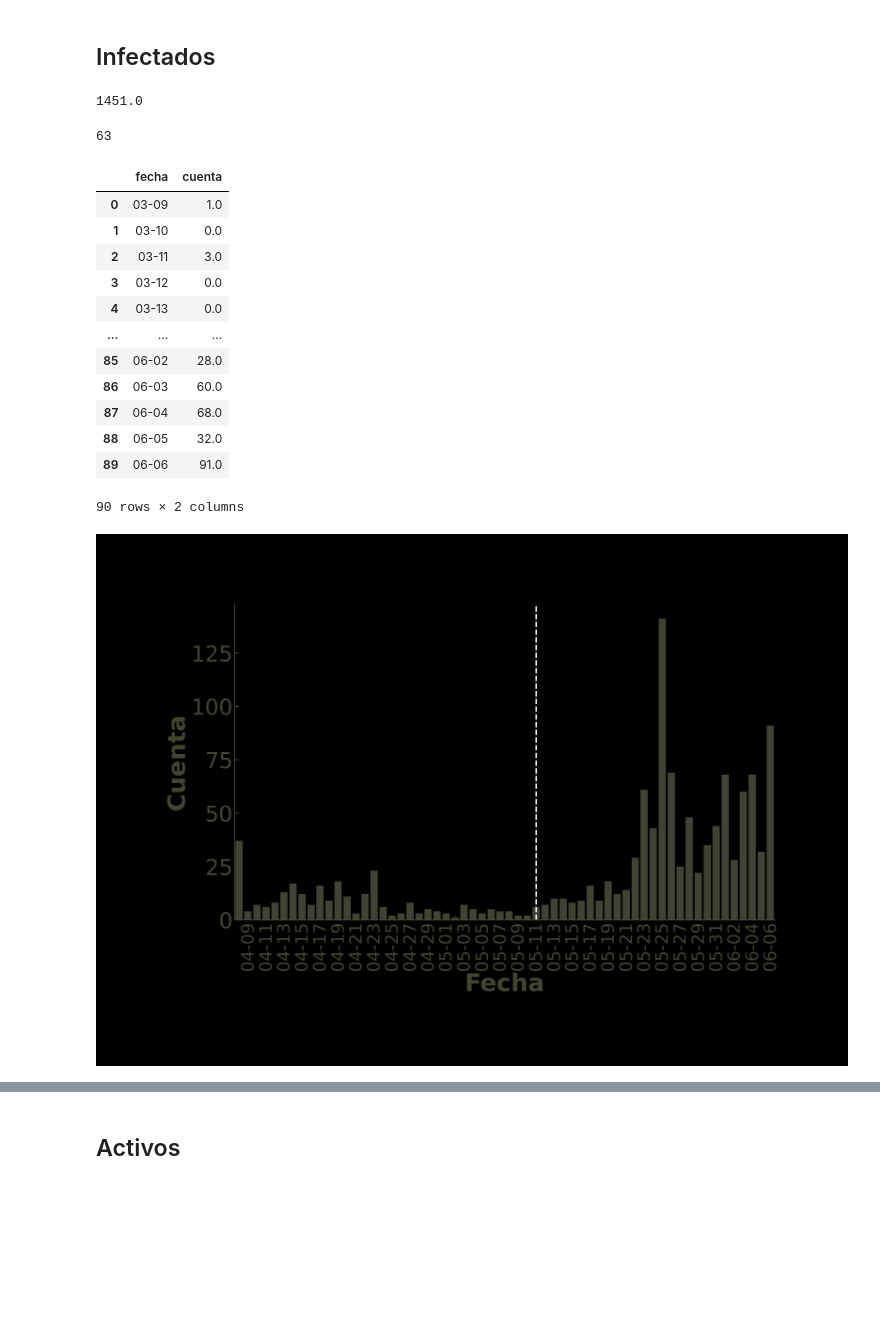
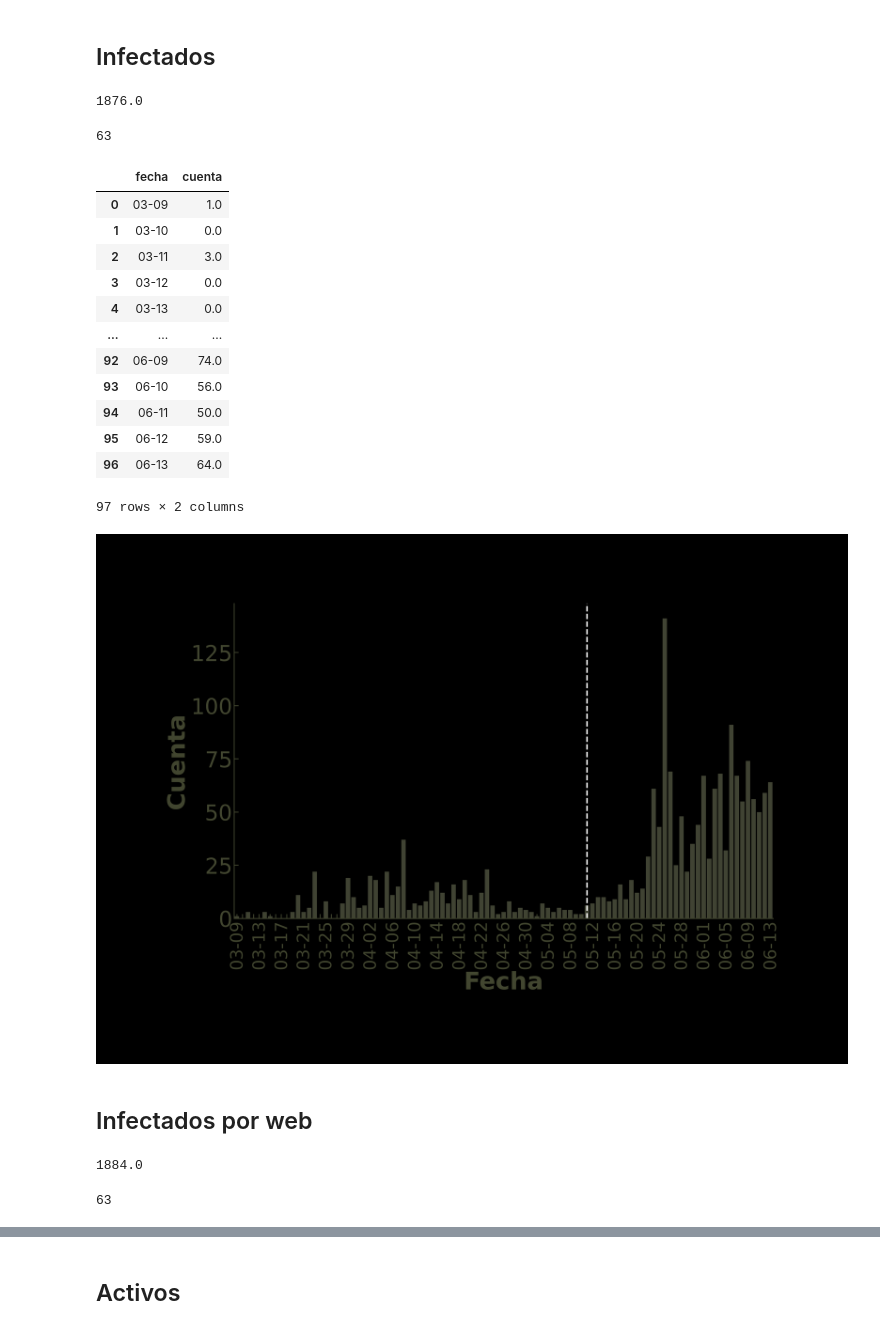
Before and after one commit to datatrooper/instatrooper, a Jupyter notebook: notebooks/2020/covid/covid antioquia.ipynb, the cells around one changed output, grey strips where cells are left out. Drawn from its saved outputs; the diff is of its cells as text; code cells hidden in the pictures; blank space fills up the shorter version.

```diff
--- a/notebooks/2020/covid/covid antioquia.ipynb
+++ b/notebooks/2020/covid/covid antioquia.ipynb
@@ -85,6 +87,8 @@ def preprocess_df(df):
     df["edad"] = df["edad"].astype(int)
 
     df["Fecha de diagnóstico"] = pd.to_datetime(df["Fecha de diagnóstico"], errors="coerce")
+    df["fecha_reporte_web"] = pd.to_datetime(df["fecha_reporte_web"], errors="coerce")
+
     df["fecha_recuperado"] = pd.to_datetime(df["fecha_recuperado"], errors="coerce")
     df["fecha_de_muerte"] = pd.to_datetime(df["fecha_de_muerte"], errors="coerce")
     df.loc[df["fis"]=="Asintomático", "estado"] = "ASINTOMATICO"
@@ -184,7 +172,7 @@ cuenta["fecha"] = cuenta["fecha"].dt.strftime('%m-%d')
 # %%
 cuenta["cuenta"].sum()
 # %% [output]
-1451.0
+1876.0
 # %%
 cuenta[cuenta["fecha"] == "05-11"].index[0]
 # %% [output]
@@ -199,36 +187,41 @@ cuenta
 | 3 | 03-12 | 0.0 |
 | 4 | 03-13 | 0.0 |
 | ... | ... | ... |
-| 85 | 06-02 | 28.0 |
-| 86 | 06-03 | 60.0 |
-| 87 | 06-04 | 68.0 |
-| 88 | 06-05 | 32.0 |
-| 89 | 06-06 | 91.0 |
+| 92 | 06-09 | 74.0 |
+| 93 | 06-10 | 56.0 |
+| 94 | 06-11 | 50.0 |
+| 95 | 06-12 | 59.0 |
+| 96 | 06-13 | 64.0 |
-90 rows × 2 columns
+97 rows × 2 columns
 # %%
-color = "#424630"
 plt.rcParams['axes.labelweight'] = 'bold'
-cuenta_plot = cuenta.tail(60).reset_index(drop=True)
+cuenta_plot = cuenta.reset_index(drop=True)
 sns.set_context("talk")
 plt.figure(figsize=(20,12))
 ax = sns.barplot(x="fecha", y="cuenta", data=cuenta_plot, color=color)
 
 
 ax.tick_params(axis='x',which = "major", colors=color, labelsize=35, labelrotation=90)
 ax.tick_params(axis='y', colors=color, labelsize=45)
 
 plt.setp(ax.spines.values(), color=color)
 
 plt.axvline(cuenta_plot[cuenta_plot["fecha"] == "05-11"].index[0], color="white", linestyle='--', linewidth=3)
 
 ax.set_xlabel("Fecha", fontsize=50, color=color)
 ax.set_ylabel("Cuenta", fontsize=50, color=color)
-for label in ax.get_xticklabels()[::2]:
-    label.set_visible(False)
+
+for i,label in enumerate(ax.get_xticklabels()):
+    if i%4 == 0:
+        pass
+    else:
+        label.set_visible(False)
 
 
 
 plt.savefig(f'confirmados_dia.png',bbox_inches='tight', transparent="True", pad_inches = 0)
 plt.show()
 # %% [output]
-[figure, old version]
+[figure, new version]
+# %% [markdown]
+## Infectados por web
@@ -234,0 +237,8 @@ plt.show()
+# %%
+cuenta["cuenta"].sum()
+# %% [output]
+1884.0
+# %%
+cuenta[cuenta["fecha"] == "05-11"].index[0]
+# %% [output]
+63
```
Also changed, not shown: parts of 30 cells of this notebook, 7 other files.
